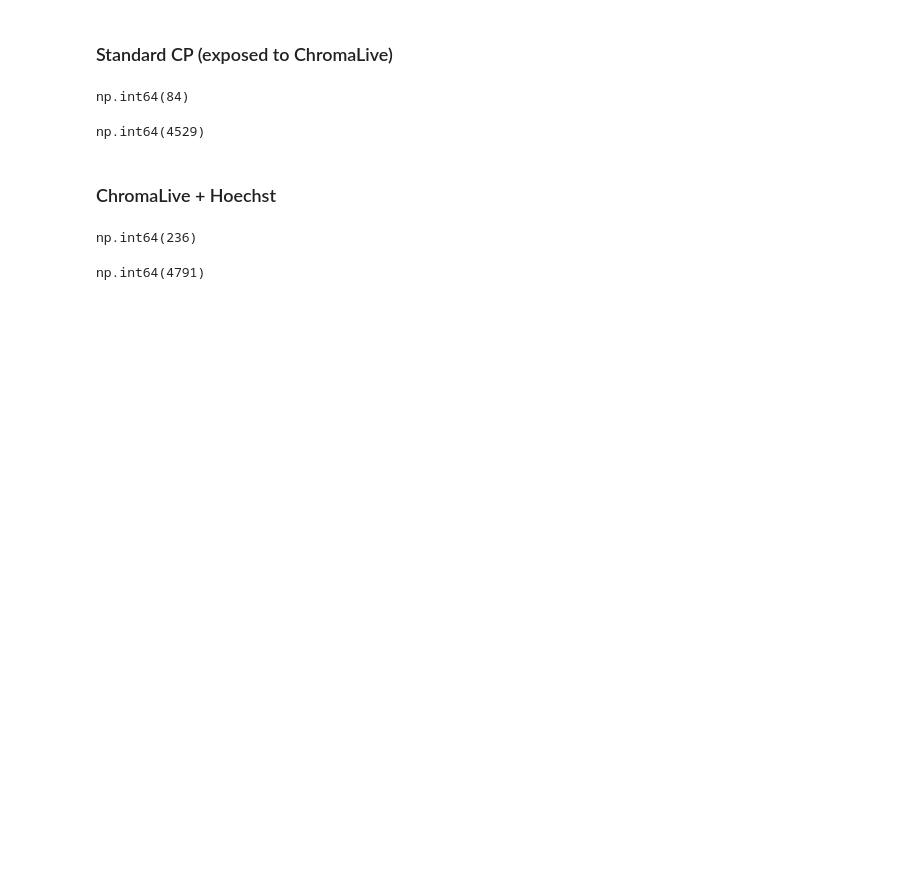
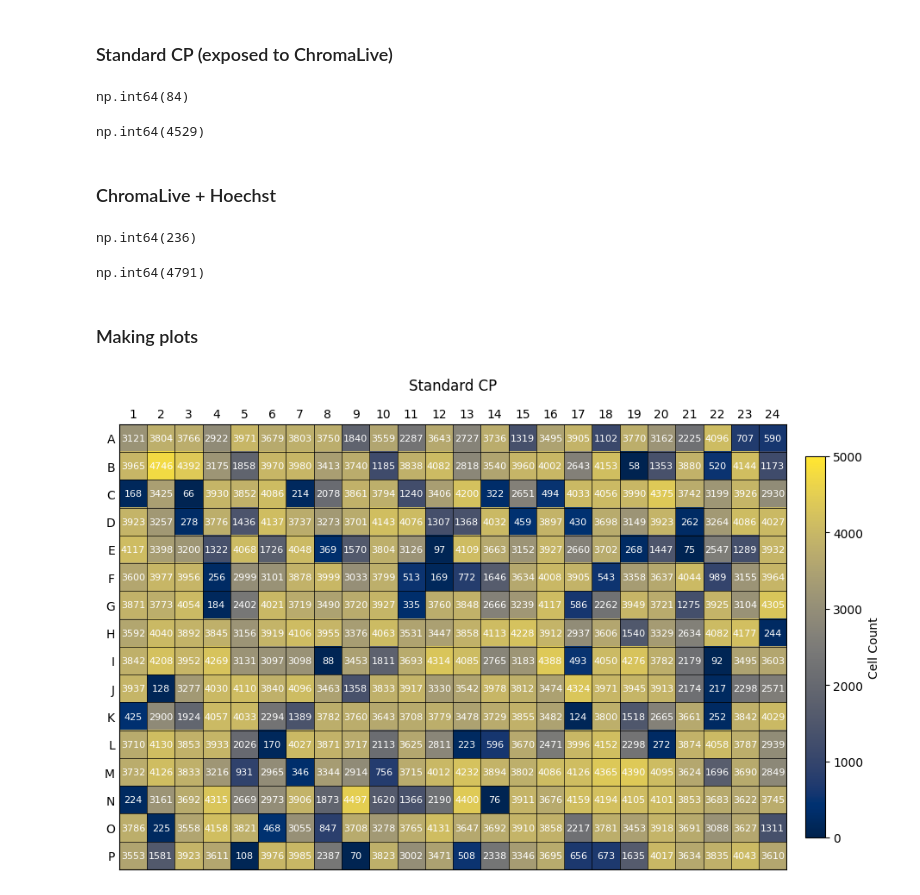
Before and after one commit to broadinstitute/2022_09_07_New_phenotypic_dye_testing_CDoT_Broad_Analysis, a Jupyter notebook: notebooks/Cellcounts_supplementary.ipynb, the cells around one changed output. Saved outputs shown, nothing was run; the diff lists cells and outputs as text; code cells hidden in the pictures; blank space fills up the shorter version.

Commit message:
Combined dataframe with cell counts from plate 46 and all other plates

```diff
--- a/notebooks/Cellcounts_supplementary.ipynb
+++ b/notebooks/Cellcounts_supplementary.ipynb
@@ -132,3 +163,5 @@ np.int64(236)
 cell_count_df['ChromaLive + Hoechst'].max()
 # %% [output]
 np.int64(4791)
+# %% [markdown]
+### Making plots
@@ -134,0 +235,4 @@ np.int64(4791)
+# %%
+cell_count_plot('Standard CP')
+# %% [output]
+[figure, added]
```
Also changed, not shown: parts of 13 cells of this notebook, 9 other files.
